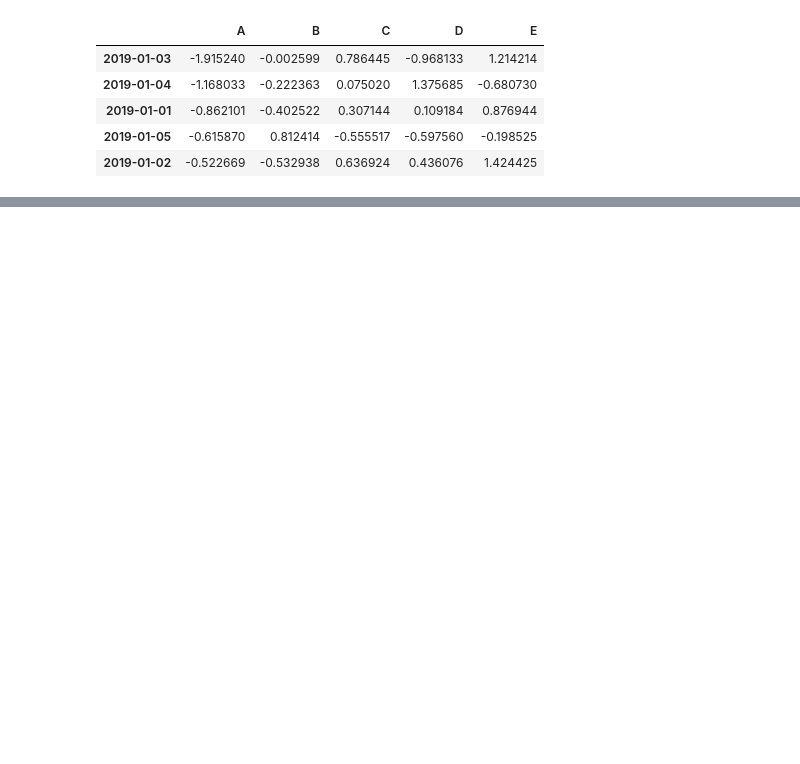
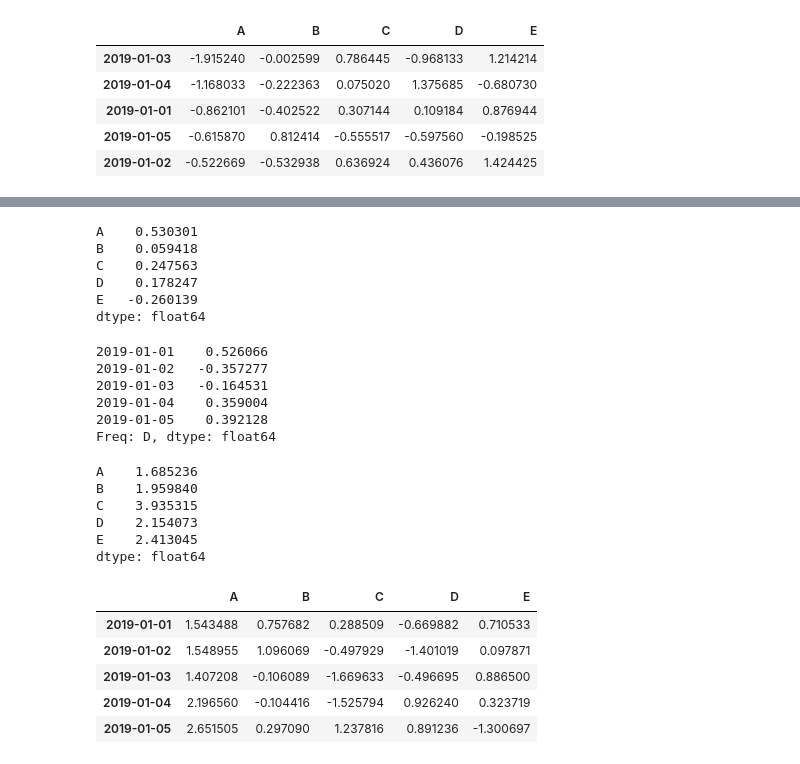
Before and after one commit to prateek1709/data-science-and-ml, a Jupyter notebook: Jupyter Notebooks/Pandas+Overview.ipynb, the cells around one changed output, grey strips where cells are left out. Drawn from its saved outputs; the diff is of its cells as text; code cells hidden in the pictures; blank space fills up the shorter version.

```diff
--- a/Jupyter Notebooks/Pandas+Overview.ipynb
+++ b/Jupyter Notebooks/Pandas+Overview.ipynb
@@ -224,0 +228,37 @@ df[df3['E'].isin(['one'])]
+# %%
+##Stats
+df.mean()
+# %% [output]
+A    0.530301
+B    0.059418
+C    0.247563
+D    0.178247
+E   -0.260139
+dtype: float64
+# %%
+df.mean(1)
+# %% [output]
+2019-01-01    0.526066
+2019-01-02   -0.357277
+2019-01-03   -0.164531
+2019-01-04    0.359004
+2019-01-05    0.392128
+Freq: D, dtype: float64
+# %%
+df.apply(lambda x: x.max() - x.min())
+# %% [output]
+A    1.685236
+B    1.959840
+C    3.935315
+D    2.154073
+E    2.413045
+dtype: float64
+# %%
+df.apply(np.cumsum)
+# %% [output]
+|  | A | B | C | D | E |
+| 2019-01-01 | 1.543488 | 0.757682 | 0.288509 | -0.669882 | 0.710533 |
+| 2019-01-02 | 1.548955 | 1.096069 | -0.497929 | -1.401019 | 0.097871 |
+| 2019-01-03 | 1.407208 | -0.106089 | -1.669633 | -0.496695 | 0.886500 |
+| 2019-01-04 | 2.196560 | -0.104416 | -1.525794 | 0.926240 | 0.323719 |
+| 2019-01-05 | 2.651505 | 0.297090 | 1.237816 | 0.891236 | -1.300697 |
```
Also changed, not shown: parts of 33 cells of this notebook.
